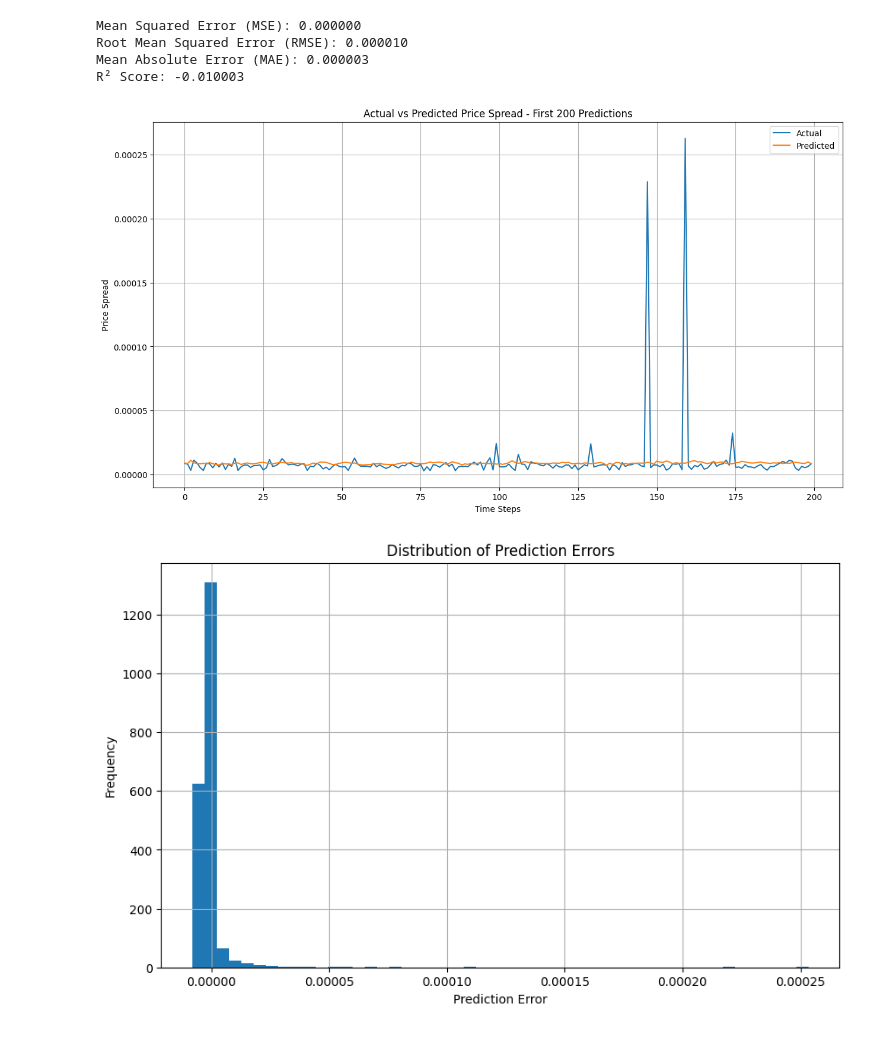
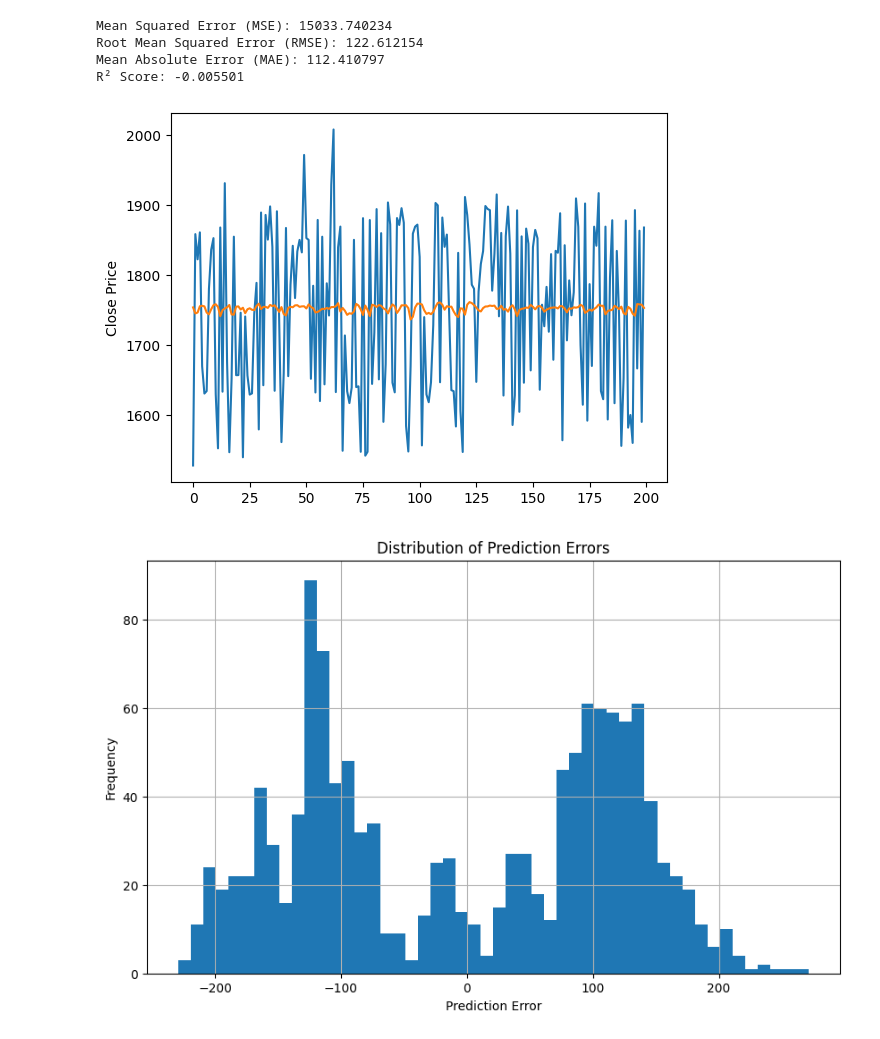
Before and after one commit to LHSang6403/MacroHFT, a Jupyter notebook: LSTM4.ipynb, the cells around one changed output. Drawn from its saved outputs; the diff is of its cells as text; code cells hidden in the pictures.

```diff
--- a/LSTM4.ipynb
+++ b/LSTM4.ipynb
@@ -10,7 +10,7 @@ from sklearn.metrics import r2_score, mean_squared_error, mean_absolute_error
 import math
 # %%
 # Load the dataset
-df = pd.read_feather("data/ETHUSDT/df_train.feather")
+df = pd.read_feather("data/ETHUSDT/df_test.feather")
 
 # Analyze the dataset
 print("Dataset shape:", df.shape)
@@ -198,7 +171,7 @@ class VanillaLSTM(nn.Module):
     def __init__(self, input_size, hidden_size, output_size=1):
         super(VanillaLSTM, self).__init__()
         self.hidden_size = hidden_size
-        self.lstm = nn.LSTM(input_size, hidden_size, batch_first=True)
+        self.lstm = nn.LSTM(input_size, hidden_size, batch_first=True, dropout=0.2)
         self.fc = nn.Linear(hidden_size, output_size)
 
     def forward(self, x):
@@ -328,7 +301,7 @@ trained_model, train_losses, test_losses = train_model(
     criterion,
     optimizer,
     num_epochs=100,
-    early_stopping_patience=10
+    early_stopping_patience=50
 )
 # %% [output]
 Using device: cpu
@@ -370,47 +342,41 @@ def evaluate_model(model, X_test_tensor, y_test_tensor, y_scaler):
     y_actual = y_scaler.inverse_transform(y_test_tensor.numpy())
 
     # Calculate metrics
     mse = mean_squared_error(y_actual, y_pred)
     rmse = math.sqrt(mse)
     mae = mean_absolute_error(y_actual, y_pred)
     r2 = r2_score(y_actual, y_pred)
 
     print(f"Mean Squared Error (MSE): {mse:.6f}")
     print(f"Root Mean Squared Error (RMSE): {rmse:.6f}")
     print(f"Mean Absolute Error (MAE): {mae:.6f}")
     print(f"R² Score: {r2:.6f}")
 
     # Plot actual vs predicted values
-    plt.figure(figsize=(15, 8))
-    plt.plot(y_actual[:200], label='Actual')
-    plt.plot(y_pred[:200], label='Predicted')
-    plt.xlabel('Time Steps')
-    plt.ylabel('Price Spread')
-    plt.title('Actual vs Predicted Price Spread - First 200 Predictions')
-    plt.legend()
-    plt.grid(True)
-    plt.show()
+    plt.plot(y_actual[:200], label='Actual Close')  # Updated labels
+    plt.plot(y_pred[:200], label='Predicted Close')
+    plt.ylabel('Close Price')
 
     # Plot the distribution of prediction errors
     errors = y_actual - y_pred
     plt.figure(figsize=(10, 6))
     plt.hist(errors, bins=50)
     plt.xlabel('Prediction Error')
     plt.ylabel('Frequency')
     plt.title('Distribution of Prediction Errors')
     plt.grid(True)
     plt.show()
 
     return y_pred, y_actual, mse, rmse, mae, r2
 
 # Evaluate the trained model
 y_pred, y_actual, mse, rmse, mae, r2 = evaluate_model(trained_model, X_test_tensor, y_test_tensor, y_scaler)
 # %% [output]
-Mean Squared Error (MSE): 0.000000
-Root Mean Squared Error (RMSE): 0.000010
-Mean Absolute Error (MAE): 0.000003
-R² Score: -0.010003
+Mean Squared Error (MSE): 15033.740234
+Root Mean Squared Error (RMSE): 122.612154
+Mean Absolute Error (MAE): 112.410797
+R² Score: -0.005501
-[figure, old version]
+[figure, new version]
-[figure, old version]
+[figure, new version]
 # %%
 # Function to make predictions on new data
```
Also changed, not shown: parts of 6 cells of this notebook.
